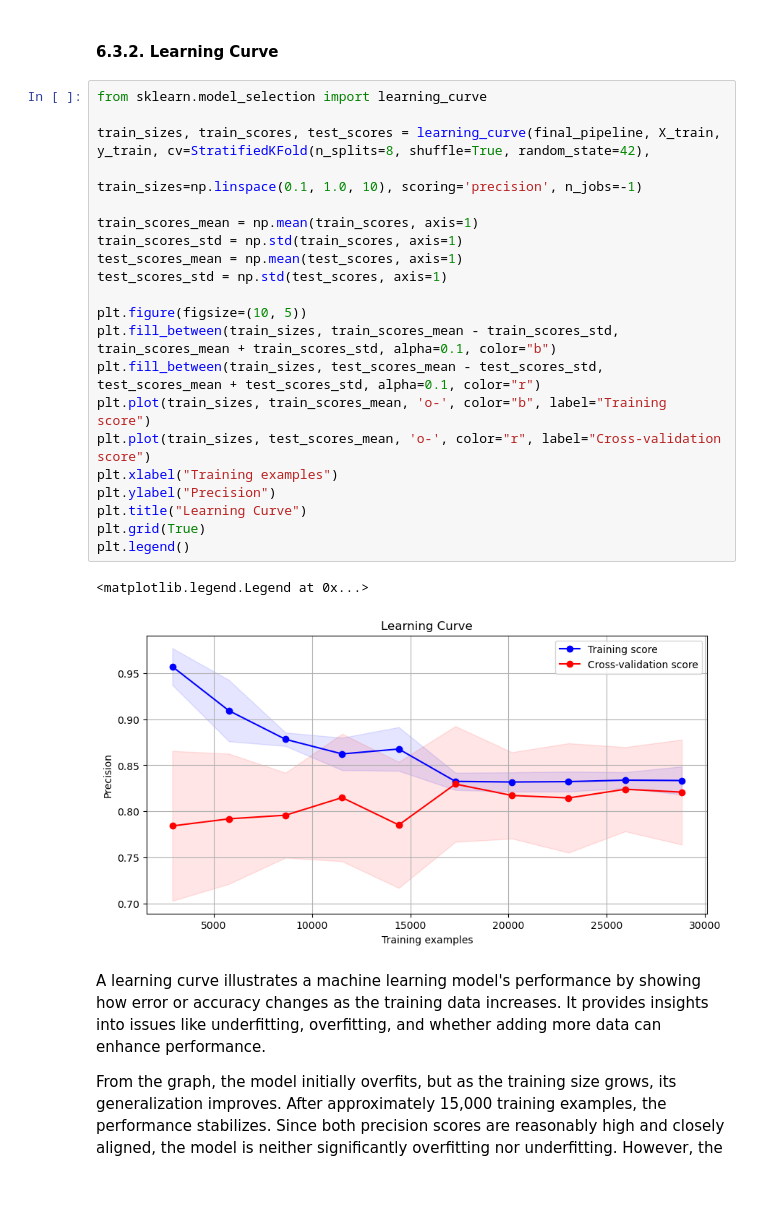
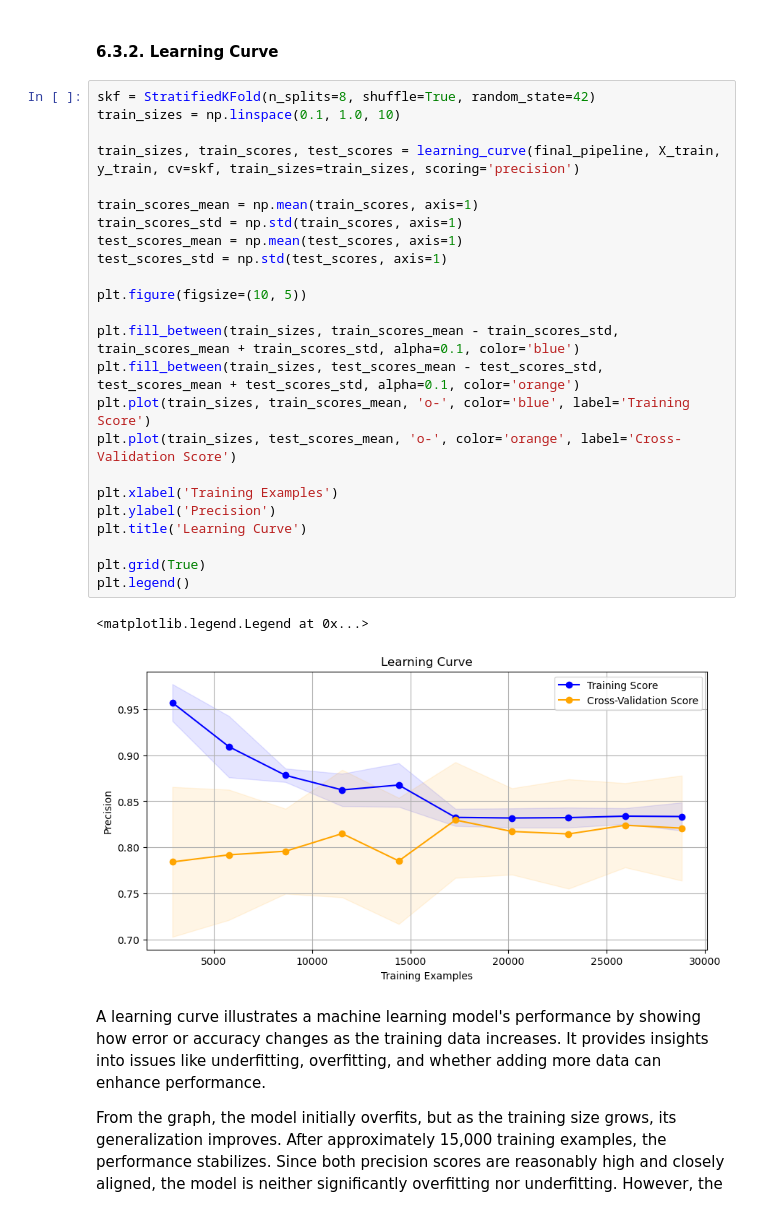
Before and after one commit to PurwadhikaDev/AlphaGroup_DTI_02_FinalProject, a Jupyter notebook: Notebook/Notebook.ipynb, the cells around one changed output. Cells and saved outputs as stored; diff of their text form.

Commit message:
Improve Notebook, README, Image

```diff
--- a/Notebook/Notebook.ipynb
+++ b/Notebook/Notebook.ipynb
@@ -1981,29 +1969,32 @@ From modeling section above, 6 algorithm models are selected and performed again
 # %% [markdown]
 #### **6.3.2. Learning Curve**
 # %%
-from sklearn.model_selection import learning_curve
+skf = StratifiedKFold(n_splits=8, shuffle=True, random_state=42)
+train_sizes = np.linspace(0.1, 1.0, 10)
 
-train_sizes, train_scores, test_scores = learning_curve(final_pipeline, X_train, y_train, cv=StratifiedKFold(n_splits=8, shuffle=True, random_state=42),
-                                                        train_sizes=np.linspace(0.1, 1.0, 10), scoring='precision', n_jobs=-1)
+train_sizes, train_scores, test_scores = learning_curve(final_pipeline, X_train, y_train, cv=skf, train_sizes=train_sizes, scoring='precision')
 
 train_scores_mean = np.mean(train_scores, axis=1)
 train_scores_std = np.std(train_scores, axis=1)
 test_scores_mean = np.mean(test_scores, axis=1)
 test_scores_std = np.std(test_scores, axis=1)
 
 plt.figure(figsize=(10, 5))
-plt.fill_between(train_sizes, train_scores_mean - train_scores_std, train_scores_mean + train_scores_std, alpha=0.1, color="b")
-plt.fill_between(train_sizes, test_scores_mean - test_scores_std, test_scores_mean + test_scores_std, alpha=0.1, color="r")
-plt.plot(train_sizes, train_scores_mean, 'o-', color="b", label="Training score")
-plt.plot(train_sizes, test_scores_mean, 'o-', color="r", label="Cross-validation score")
-plt.xlabel("Training examples")
-plt.ylabel("Precision")
-plt.title("Learning Curve")
+
+plt.fill_between(train_sizes, train_scores_mean - train_scores_std, train_scores_mean + train_scores_std, alpha=0.1, color='blue')
+plt.fill_between(train_sizes, test_scores_mean - test_scores_std, test_scores_mean + test_scores_std, alpha=0.1, color='orange')
+plt.plot(train_sizes, train_scores_mean, 'o-', color='blue', label='Training Score')
+plt.plot(train_sizes, test_scores_mean, 'o-', color='orange', label='Cross-Validation Score')
+
+plt.xlabel('Training Examples')
+plt.ylabel('Precision')
+plt.title('Learning Curve')
+
 plt.grid(True)
 plt.legend()
 # %% [output]
 <matplotlib.legend.Legend at 0x...>
-[figure, old version]
+[figure, new version]
 # %% [markdown]
 A learning curve illustrates a machine learning model's performance by showing how error or accuracy changes as the training data increases. It provides insights into issues like underfitting, overfitting, and whether adding more data can enhance performance.
 
```
Also changed, not shown: parts of 21 cells of this notebook, 3 other files.
